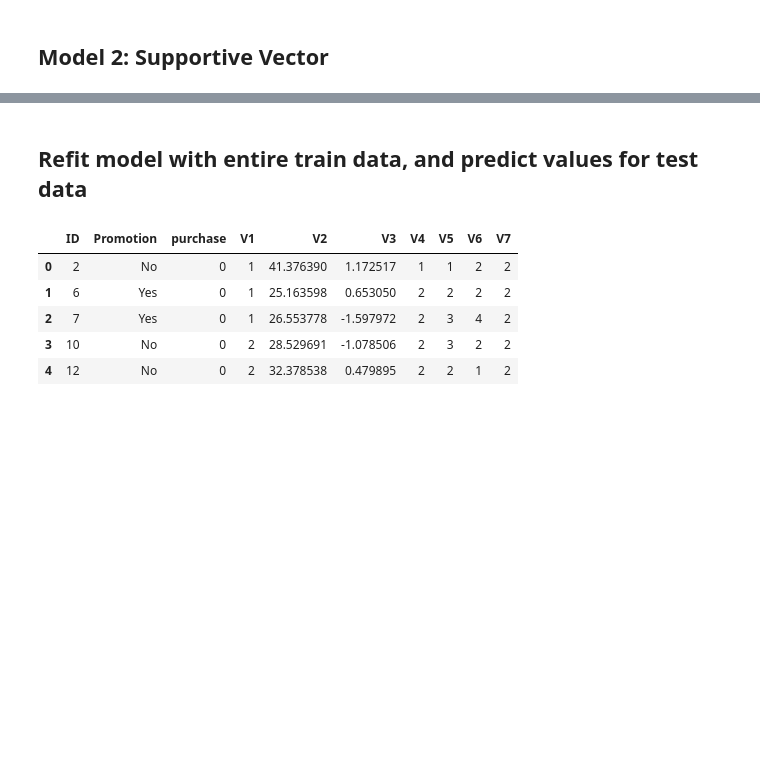
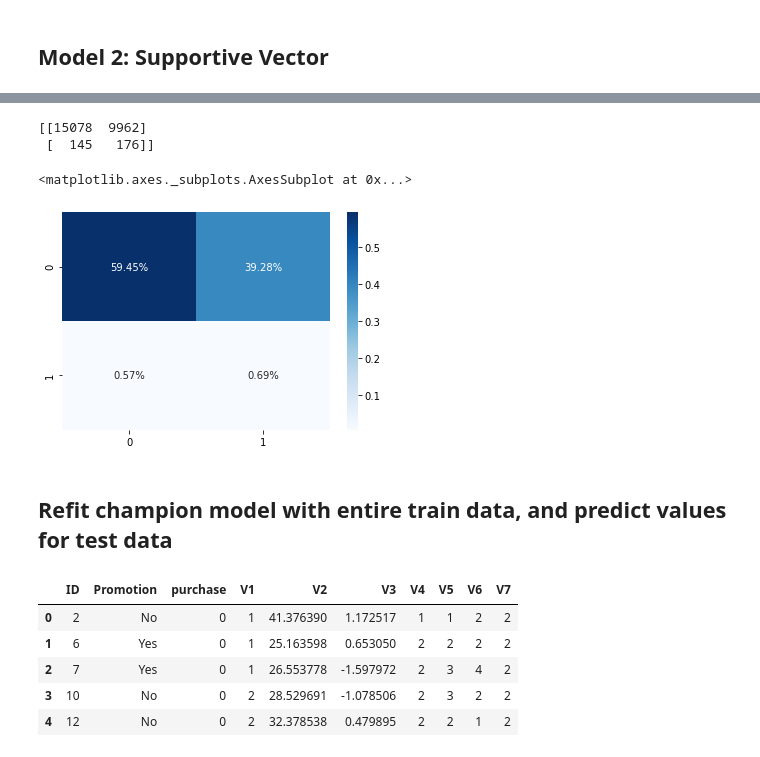
Before and after one commit to yutongwanyan98/Starbucks_experiment, a Jupyter notebook: Starbucks.ipynb, the cells around one changed output, grey strips where cells are left out. Saved outputs shown, nothing was run; the diff lists cells and outputs as text; code cells hidden in the pictures; blank space fills up the shorter version.

```diff
--- a/Starbucks.ipynb
+++ b/Starbucks.ipynb
@@ -355,15 +351,13 @@ sns.heatmap(matrix/np.sum(matrix), annot=True, fmt='.2%',cmap='Blues')
 # %% [markdown]
 ## Model 2: Supportive Vector
 # %%
-from sklearn.svm import SVC
-from sklearn.metrics import accuracy_score
 
-# It's computational complicated so it takes longer time
+# It's computational expensive!
 
-clf = SVC(kernel='rbf',probability=True)
-clf.fit(X_train,y_train)
-y_predict2= clf.predict(X_test)
-y_prob2 = clf.predict_proba(X_test)
+# clf = SVC(kernel='rbf',probability=True)
+# clf.fit(X_train,y_train)
+# y_predict2= clf.predict(X_test)
+# y_prob2 = clf.predict_proba(X_test)
 # %%
 # probability of being 0 and 1
 y_prob2 = pd.DataFrame(y_prob2)
@@ -396,0 +411,9 @@ sns.heatmap(matrix/np.sum(matrix), annot=True, fmt='.2%',cmap='Blues')
+# %%
+matrix3 = confusion_matrix(y_test, y_predict3)
+print(matrix3)
+sns.heatmap(matrix3/np.sum(matrix3), annot=True, fmt='.2%',cmap='Blues')
+# %% [output]
+[[15078  9962]
+ [  145   176]]
+<matplotlib.axes._subplots.AxesSubplot at 0x...>
+[figure, added]
@@ -397,5 +422,5 @@ sns.heatmap(matrix/np.sum(matrix), annot=True, fmt='.2%',cmap='Blues')
 # %% [markdown]
-## Refit model with entire train data, and predict values for test data
+## Refit champion model with entire train data, and predict values for test data
 # %%
 test_data = pd.read_csv('data/Test.csv')
 test_data.head()
```
Also changed, not shown: parts of 35 cells of this notebook.
